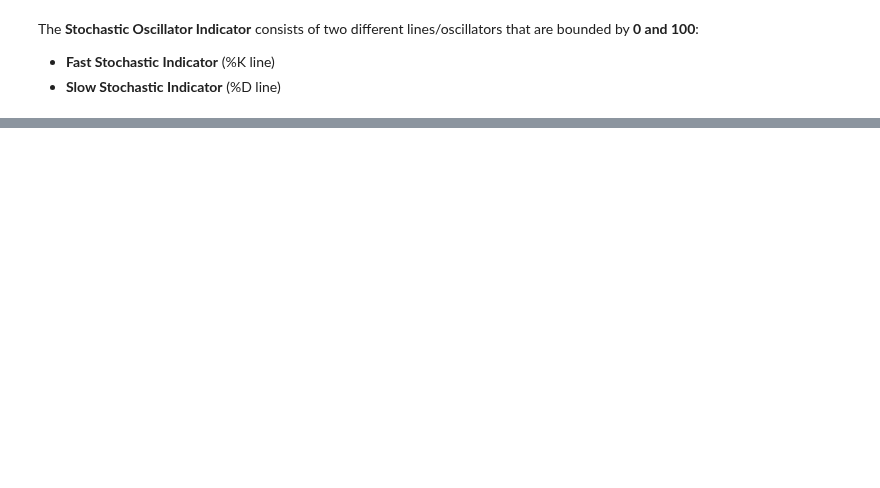
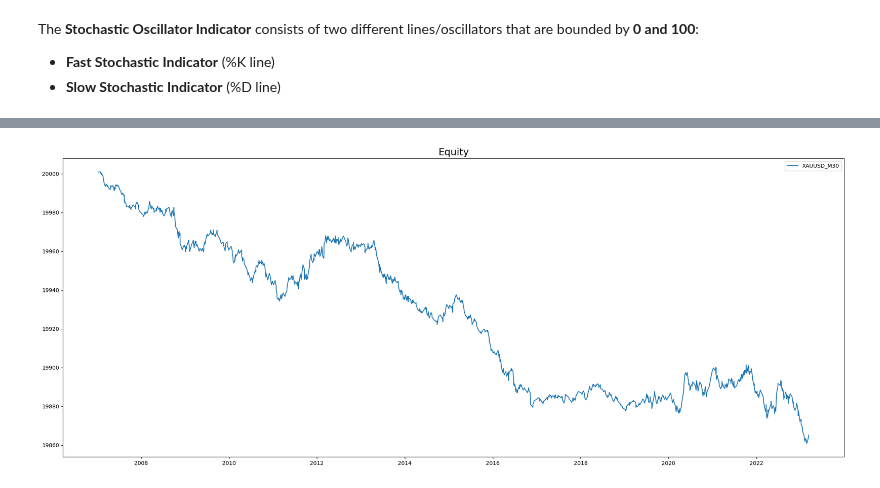
Before and after one commit to Kittipong91/XAUUSD_algorithmic_trading, a Jupyter notebook: Technical_Strategy/Strategy+12+-+StochasticOsc/Strategy+12+-+StochasticOsc - Backtesting.ipynb, the cells around one changed output, grey strips where cells are left out. Drawn from its saved outputs; the diff is of its cells as text; code cells hidden in the pictures; blank space fills up the shorter version.

```diff
--- a/Technical_Strategy/Strategy+12+-+StochasticOsc/Strategy+12+-+StochasticOsc - Backtesting.ipynb
+++ b/Technical_Strategy/Strategy+12+-+StochasticOsc/Strategy+12+-+StochasticOsc - Backtesting.ipynb
@@ -122,0 +119,9 @@ plot_return_trades(result['_trades'], 'XAUUSD_H4' , account_size)
+# %%
+Backtest_M30 = Backtest(XAUUSD['M30'], strategy,
+                       cash=account_size, margin=1/2000, )
+result_M30 = Backtest_M30.run()
+result_M30
+# %%
+plot_equity_trades(result_M30['_trades'], 'XAUUSD_M30', account_size)
+# %% [output]
+[figure, added]
```
Also changed, not shown: parts of 26 cells of this notebook, 10 other files.
